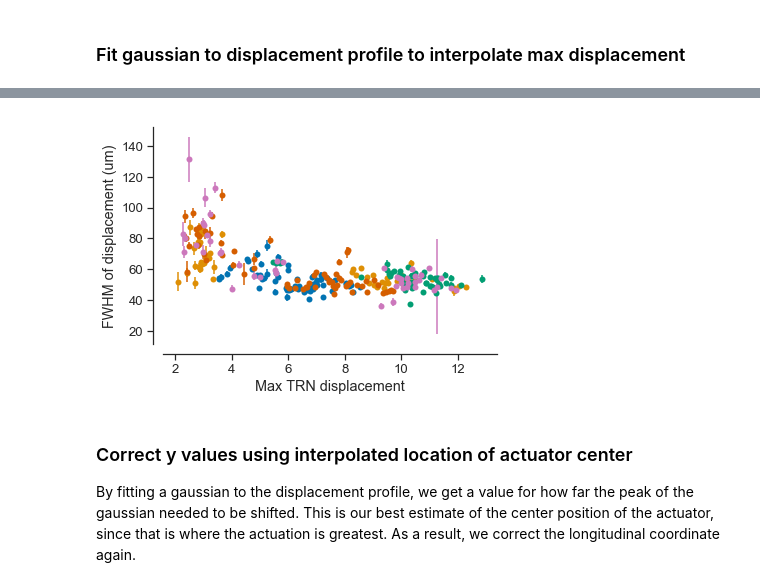
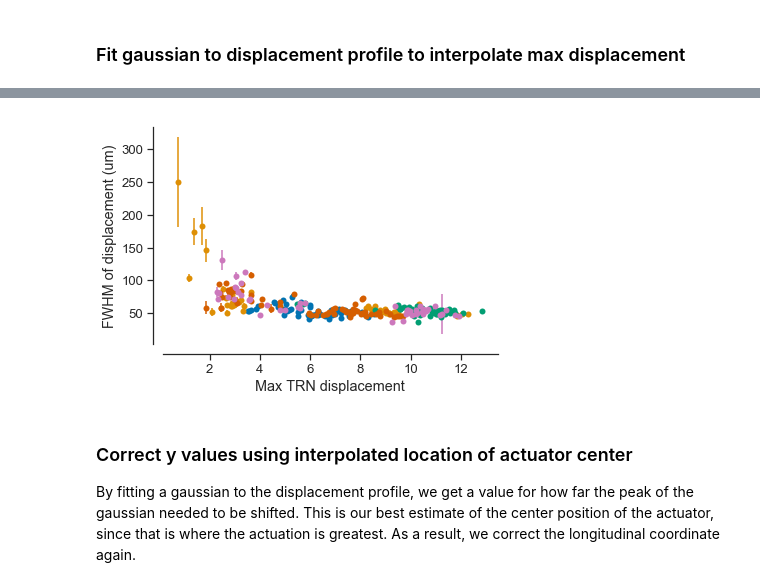
Before and after one commit to anekimken/SSN_ImageAnalysis, a Jupyter notebook: Notebooks/Displacement and Strain Plots.ipynb, the cells around one changed output, grey strips where cells are left out. Cells and saved outputs as stored; diff of their text form; code cells hidden in the pictures.

```diff
--- a/Notebooks/Displacement and Strain Plots.ipynb
+++ b/Notebooks/Displacement and Strain Plots.ipynb
@@ -259,21 +273,21 @@ ValueError: group_order value 'wild-type' not found in groups
 # %%
 fig, ax = plt.subplots()
 
 the_count = 0
 for worm_strain in worm_strains:
-    data_from_current_genotype = individual_fit_param_df_more_than_2um.loc[
-        individual_fit_param_df_more_than_2um['worm_strain'] == worm_strain]
+    data_from_current_genotype = individual_fit_param_df.loc[
+        individual_fit_param_df['worm_strain'] == worm_strain]
     plt.errorbar(data_from_current_genotype['max_dist'],
                  2 * np.sqrt(2 * np.log(2)) * data_from_current_genotype['normal_scale_param'],
                  yerr=data_from_current_genotype['scale_uncertainty'],
                  marker='o', linestyle='none', markeredgecolor='none',
                  color=sns.color_palette()[the_count])
     the_count += 1
 ax.set_ylabel('FWHM of displacement (um)')
 ax.set_xlabel('Max TRN displacement')
 sns.despine(offset=10)
 # %% [output]
-[figure, old version]
+[figure, new version]
 # %%
 # def transformed_normal(x, loc, scale, mag):
 #     return mag * stats.norm.pdf(x, loc, scale)
```
Also changed, not shown: parts of 24 cells of this notebook.
